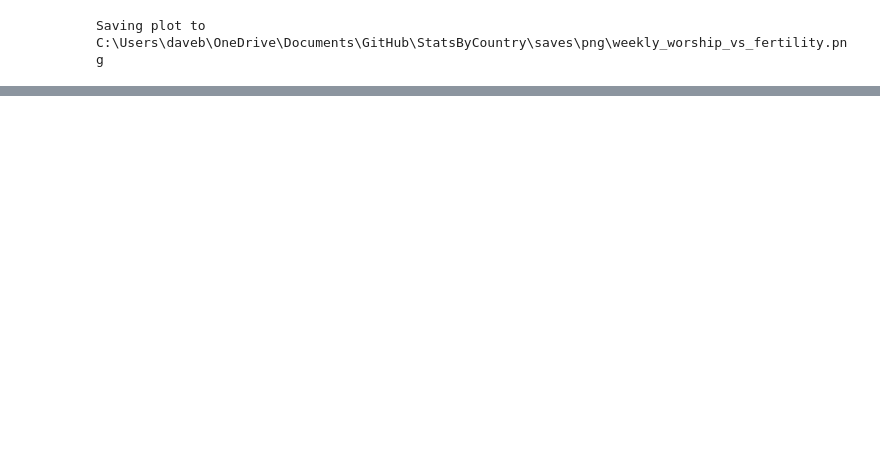
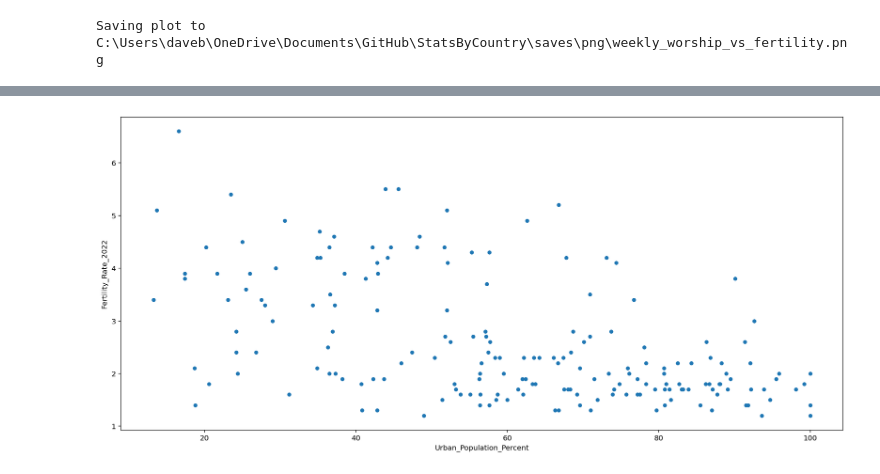
Before and after one commit to dbabbitt/StatsByCountry, a Jupyter notebook: ipynb/Weekly Worship vs Fertility.ipynb, the cells around one changed output, grey strips where cells are left out. Saved outputs shown, nothing was run; the diff lists cells and outputs as text; code cells hidden in the pictures; blank space fills up the shorter version.

```diff
--- a/ipynb/Weekly Worship vs Fertility.ipynb
+++ b/ipynb/Weekly Worship vs Fertility.ipynb
@@ -154,0 +263,8 @@ Saving plot to C:\Users\daveb\OneDrive\Documents\GitHub\StatsByCountry\saves\png
+# %%
+
+urbanization_df = table_dfs_list[0].copy()
+urbanization_df.columns = ['Rank', 'Country', 'Urban_Population_Percent', 'Date', 'Urbanization_Rate_Percent', 'Period']
+# urbanization_df.Country = urbanization_df.Country.map(lambda x: str(x).split('(')[0].strip())
+numerics_list = ['Rank', 'Urban_Population_Percent', 'Date', 'Urbanization_Rate_Percent']
+urbanization_df = clean_numerics(urbanization_df, columns_list=numerics_list)
+urbanization_df
@@ -154,0 +322,24 @@ Saving plot to C:\Users\daveb\OneDrive\Documents\GitHub\StatsByCountry\saves\png
+# %%
+
+mask_series = urbanization_df.duplicated(subset=['Country'], keep='first')
+urbanization_df = urbanization_df[~mask_series]
+# %%
+
+countries_set = set(urbanization_df.Country).intersection(set(fertility_df.Country))
+rows_list = []
+for country_name in countries_set:
+    row_dict = {}
+    row_dict['country_name'] = country_name
+    mask_series = (urbanization_df.Country == country_name)
+    Urban_Population_Percent = urbanization_df[mask_series].Urban_Population_Percent.squeeze()
+    assert type(Urban_Population_Percent) == np.float64
+    row_dict['Urban_Population_Percent'] = Urban_Population_Percent
+    mask_series = (fertility_df.Country == country_name)
+    Fertility_Rate_2022 = fertility_df[mask_series].Fertility_Rate_2022.squeeze()
+    row_dict['Fertility_Rate_2022'] = Fertility_Rate_2022
+    rows_list.append(row_dict)
+df = pd.DataFrame(rows_list).sort_values('Urban_Population_Percent')
+fig, ax = plt.subplots(1, 1, figsize=(18, 8))
+Line2D_objs_list = df.plot.scatter('Urban_Population_Percent', 'Fertility_Rate_2022', ax=ax)
+# %% [output]
+[figure, added]
```
Also changed, not shown: parts of 26 cells of this notebook, 5 other files.
